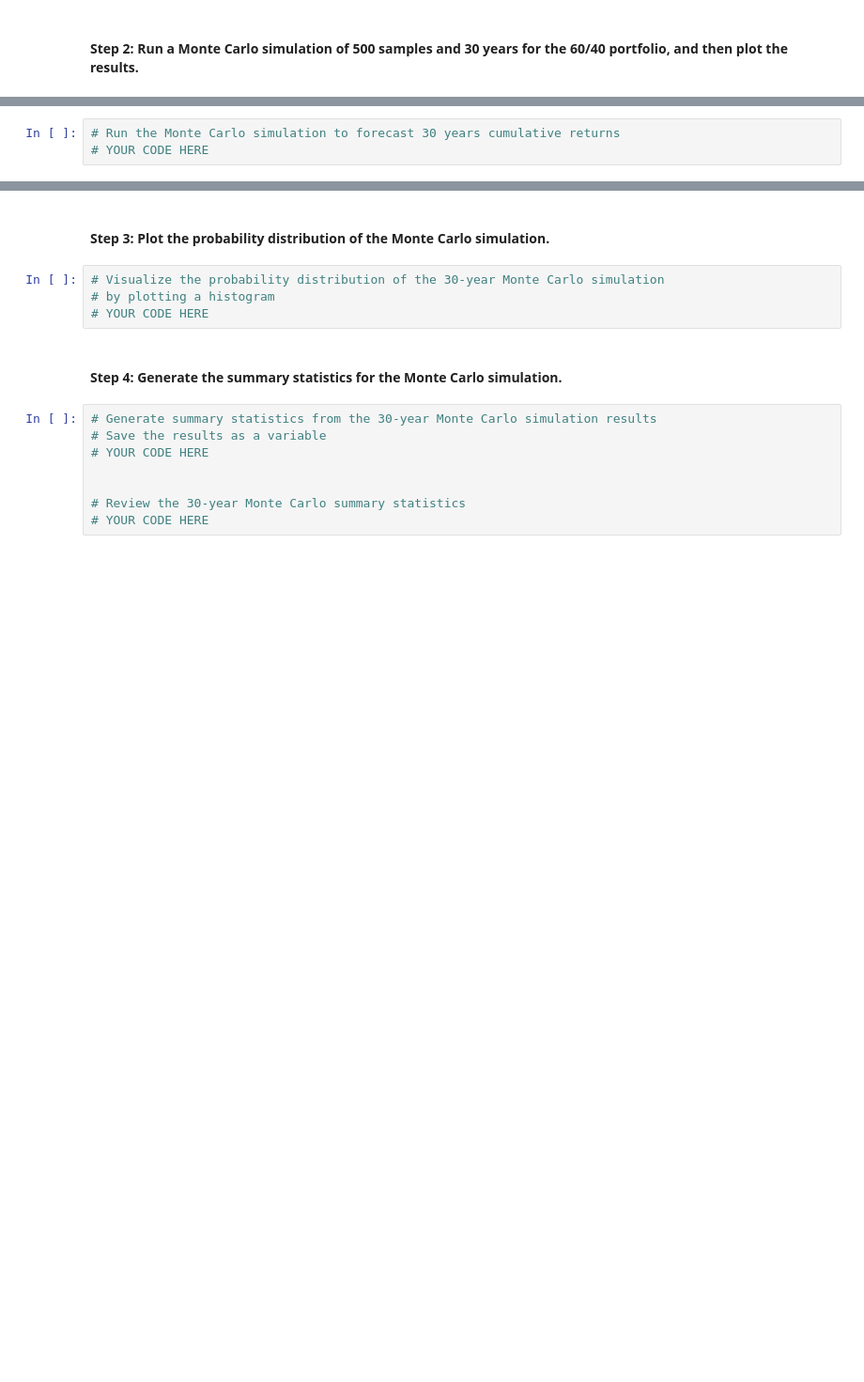
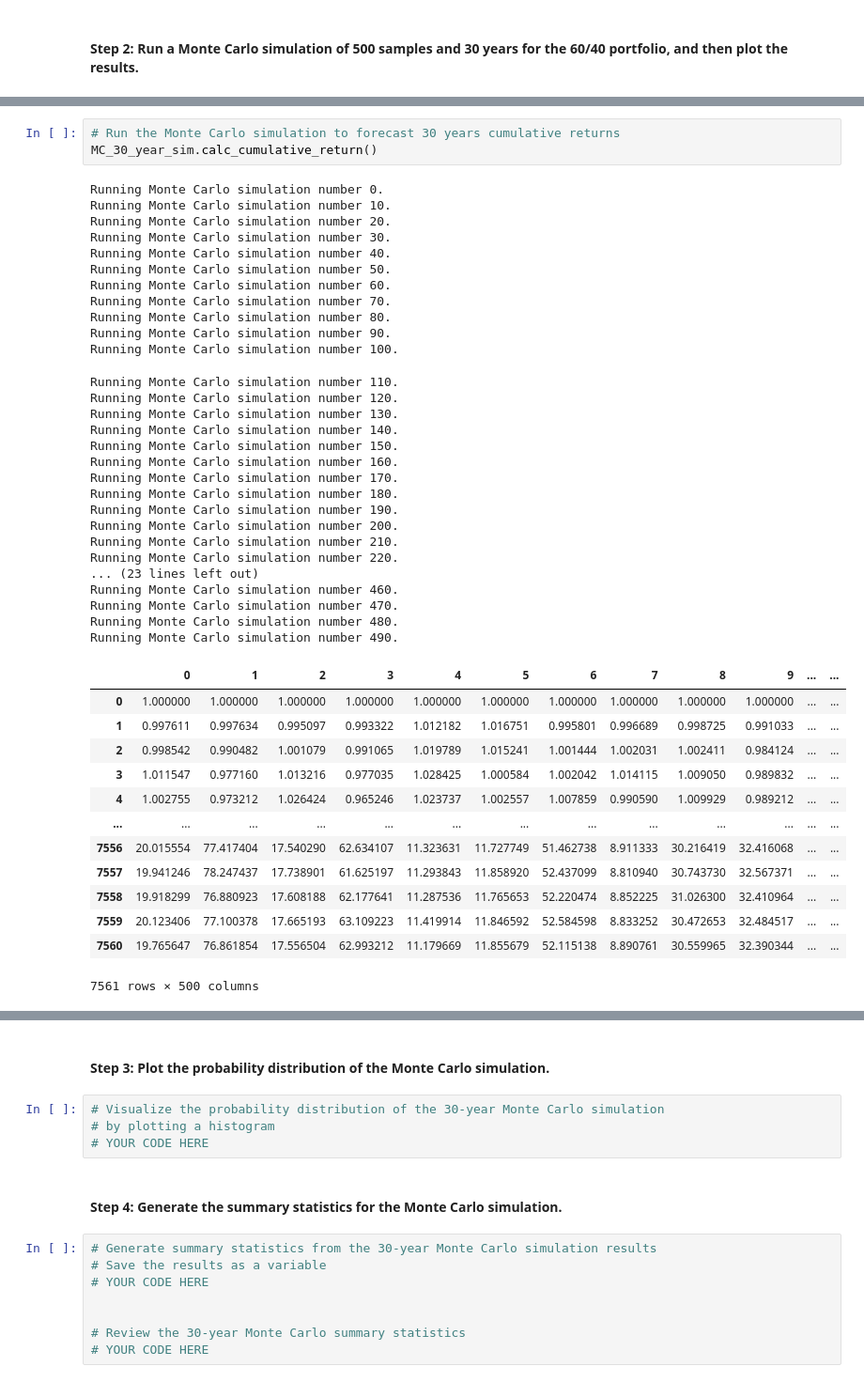
Before and after one commit to ThomasBrierton/Financial_Planning_Simulation, a Jupyter notebook: financial_planning_tools.ipynb, the cells around one changed output, grey strips where cells are left out. Shown at 94% size. Saved outputs shown, nothing was run; the diff lists cells and outputs as text; blank space fills up the shorter version.

```diff
--- a/financial_planning_tools.ipynb
+++ b/financial_planning_tools.ipynb
@@ -443,6 +489,48 @@ In this section, you’ll use the MCForecastTools library to create a Monte Carl
 # %%
 # Run the Monte Carlo simulation to forecast 30 years cumulative returns
-# YOUR CODE HERE
+MC_30_year_sim.calc_cumulative_return()
+# %% [output]
+Running Monte Carlo simulation number 0.
+Running Monte Carlo simulation number 10.
+Running Monte Carlo simulation number 20.
+Running Monte Carlo simulation number 30.
+Running Monte Carlo simulation number 40.
+Running Monte Carlo simulation number 50.
+Running Monte Carlo simulation number 60.
+Running Monte Carlo simulation number 70.
+Running Monte Carlo simulation number 80.
+Running Monte Carlo simulation number 90.
+Running Monte Carlo simulation number 100.
+Running Monte Carlo simulation number 110.
+Running Monte Carlo simulation number 120.
+Running Monte Carlo simulation number 130.
+Running Monte Carlo simulation number 140.
+Running Monte Carlo simulation number 150.
+Running Monte Carlo simulation number 160.
+Running Monte Carlo simulation number 170.
+Running Monte Carlo simulation number 180.
+Running Monte Carlo simulation number 190.
+Running Monte Carlo simulation number 200.
+Running Monte Carlo simulation number 210.
+Running Monte Carlo simulation number 220.
+... (23 lines left out)
+Running Monte Carlo simulation number 460.
+Running Monte Carlo simulation number 470.
+Running Monte Carlo simulation number 480.
+Running Monte Carlo simulation number 490.
+|  | 0 | 1 | 2 | 3 | 4 | 5 | 6 | 7 | 8 | 9 | ... | ... |
+| 0 | 1.000000 | 1.000000 | 1.000000 | 1.000000 | 1.000000 | 1.000000 | 1.000000 | 1.000000 | 1.000000 | 1.000000 | ... | ... |
+| 1 | 0.997611 | 0.997634 | 0.995097 | 0.993322 | 1.012182 | 1.016751 | 0.995801 | 0.996689 | 0.998725 | 0.991033 | ... | ... |
+| 2 | 0.998542 | 0.990482 | 1.001079 | 0.991065 | 1.019789 | 1.015241 | 1.001444 | 1.002031 | 1.002411 | 0.984124 | ... | ... |
+| 3 | 1.011547 | 0.977160 | 1.013216 | 0.977035 | 1.028425 | 1.000584 | 1.002042 | 1.014115 | 1.009050 | 0.989832 | ... | ... |
+| 4 | 1.002755 | 0.973212 | 1.026424 | 0.965246 | 1.023737 | 1.002557 | 1.007859 | 0.990590 | 1.009929 | 0.989212 | ... | ... |
+| ... | ... | ... | ... | ... | ... | ... | ... | ... | ... | ... | ... | ... |
+| 7556 | 20.015554 | 77.417404 | 17.540290 | 62.634107 | 11.323631 | 11.727749 | 51.462738 | 8.911333 | 30.216419 | 32.416068 | ... | ... |
+| 7557 | 19.941246 | 78.247437 | 17.738901 | 61.625197 | 11.293843 | 11.858920 | 52.437099 | 8.810940 | 30.743730 | 32.567371 | ... | ... |
+| 7558 | 19.918299 | 76.880923 | 17.608188 | 62.177641 | 11.287536 | 11.765653 | 52.220474 | 8.852225 | 31.026300 | 32.410964 | ... | ... |
+| 7559 | 20.123406 | 77.100378 | 17.665193 | 63.109223 | 11.419914 | 11.846592 | 52.584598 | 8.833252 | 30.472653 | 32.484517 | ... | ... |
+| 7560 | 19.765647 | 76.861854 | 17.556504 | 62.993212 | 11.179669 | 11.855679 | 52.115138 | 8.890761 | 30.559965 | 32.390344 | ... | ... |
+7561 rows × 500 columns
 # %%
 # Visualize the 30-year Monte Carlo simulation by creating an
 # overlay line plot
```
Also changed, not shown: parts of 8 cells of this notebook.
